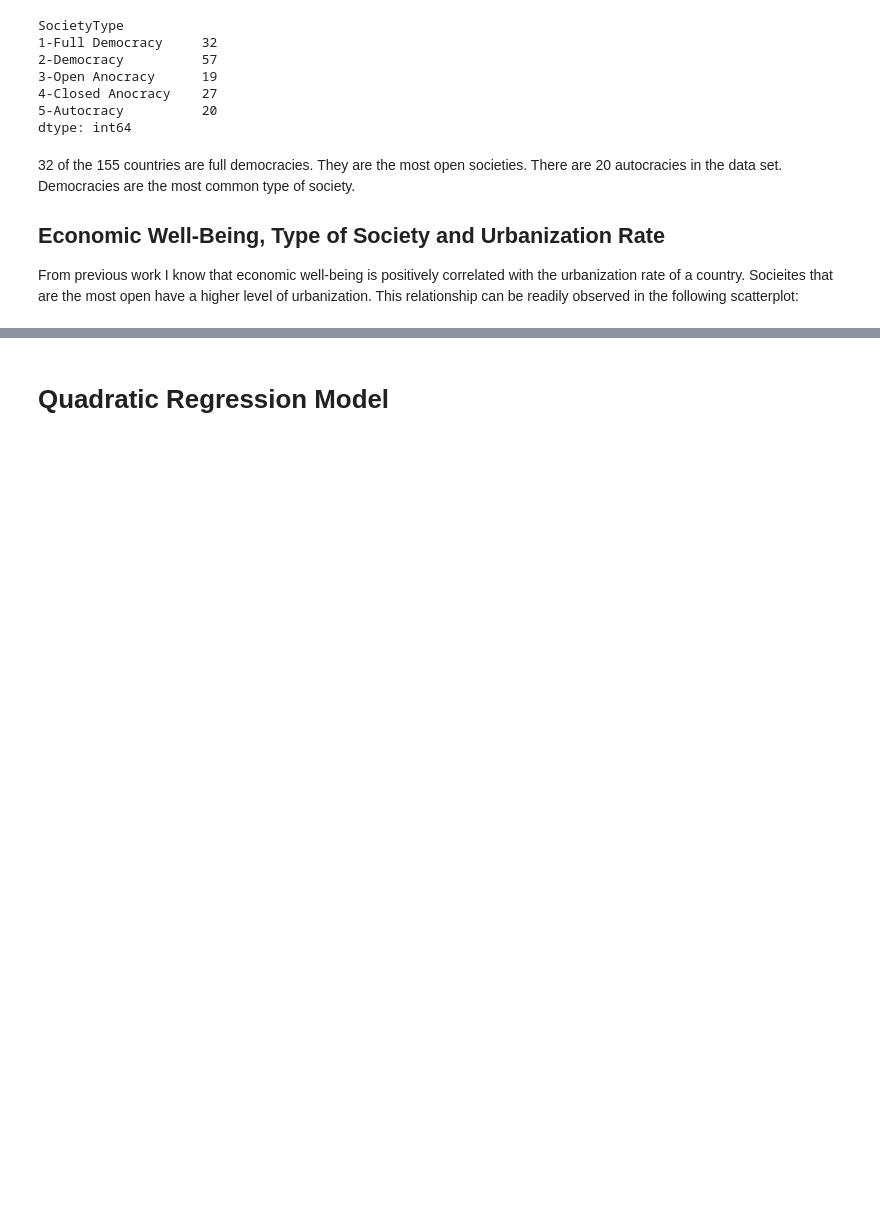
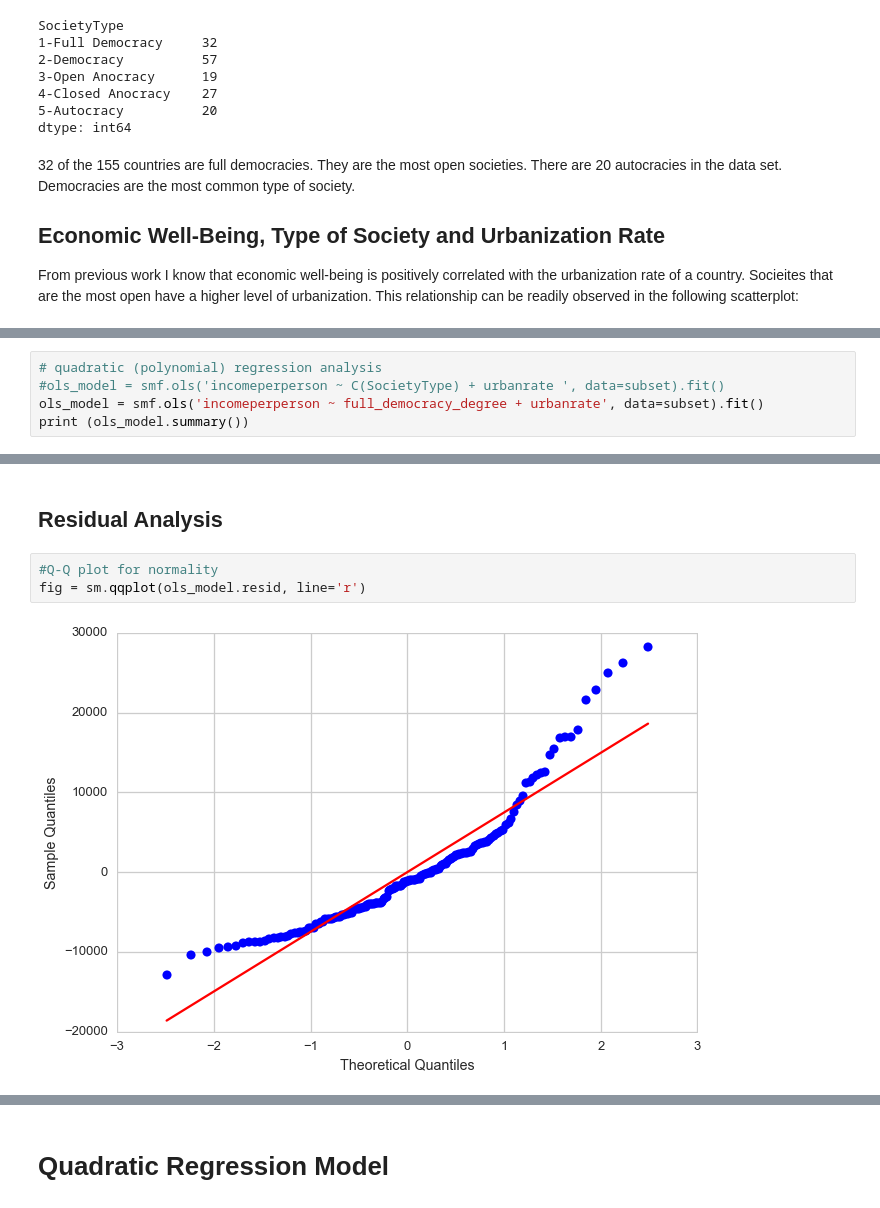
Before and after one commit to ArutyunSargsyan/democracy-and-economic-well-being, a Jupyter notebook: Regression Modeling in Practice/Week 3 Assignment.ipynb, the cells around one changed output, grey strips where cells are left out. Drawn from its saved outputs; the diff is of its cells as text; blank space fills up the shorter version.

```diff
--- a/Regression Modeling in Practice/Week 3 Assignment.ipynb
+++ b/Regression Modeling in Practice/Week 3 Assignment.ipynb
@@ -101,0 +119,5 @@ plt.xlabel('Urbanization Rate')
+# %%
+# quadratic (polynomial) regression analysis
+#ols_model = smf.ols('incomeperperson ~ C(SocietyType) + urbanrate ', data=subset).fit()
+ols_model = smf.ols('incomeperperson ~ full_democracy_degree + urbanrate', data=subset).fit()
+print (ols_model.summary())
@@ -101,0 +142,7 @@ plt.xlabel('Urbanization Rate')
+# %% [markdown]
+## Residual Analysis
+# %%
+#Q-Q plot for normality
+fig = sm.qqplot(ols_model.resid, line='r')
+# %% [output]
+[figure, added]
```
Also changed, not shown: parts of 12 cells of this notebook.
